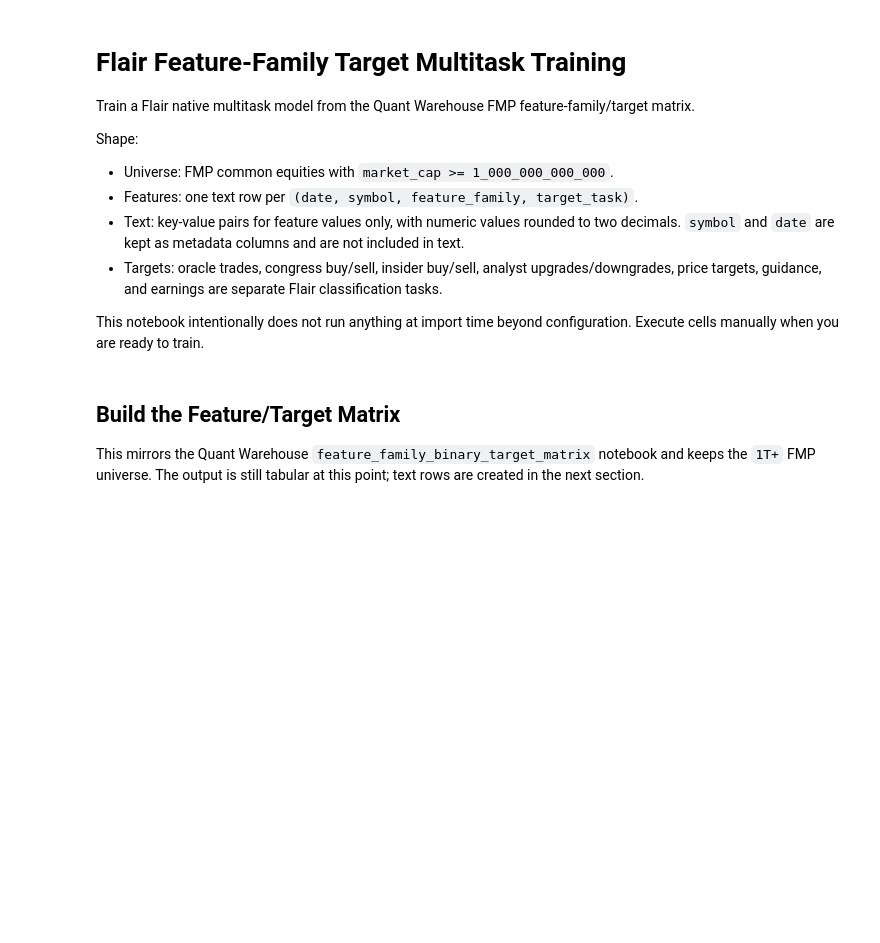
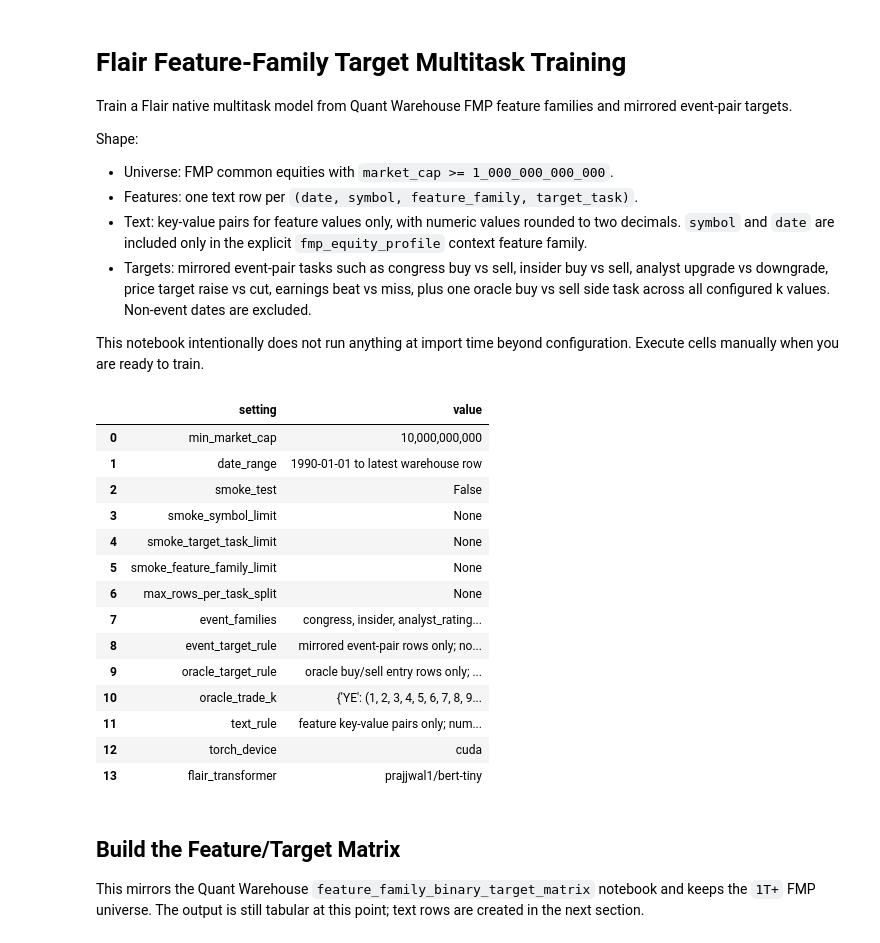
Before and after one commit to quantarb/quant-orchestrator, a Jupyter notebook: notebooks/mult-ml-frameworks/flair_feature_family_target_mtl.ipynb, the cells around one changed output. Drawn from its saved outputs; the diff is of its cells as text; code cells hidden in the pictures; blank space fills up the shorter version.

```diff
--- a/notebooks/mult-ml-frameworks/flair_feature_family_target_mtl.ipynb
+++ b/notebooks/mult-ml-frameworks/flair_feature_family_target_mtl.ipynb
@@ -1,14 +1,14 @@
 # %% [markdown]
 # Flair Feature-Family Target Multitask Training
 
-Train a Flair native multitask model from the Quant Warehouse FMP feature-family/target matrix.
+Train a Flair native multitask model from Quant Warehouse FMP feature families and mirrored event-pair targets.
 
 Shape:
 
 - Universe: FMP common equities with `market_cap >= 1_000_000_000_000`.
 - Features: one text row per `(date, symbol, feature_family, target_task)`.
-- Text: key-value pairs for feature values only, with numeric values rounded to two decimals. `symbol` and `date` are kept as metadata columns and are not included in text.
-- Targets: oracle trades, congress buy/sell, insider buy/sell, analyst upgrades/downgrades, price targets, guidance, and earnings are separate Flair classification tasks.
+- Text: key-value pairs for feature values only, with numeric values rounded to two decimals. `symbol` and `date` are included only in the explicit `fmp_equity_profile` context feature family.
+- Targets: mirrored event-pair tasks such as congress buy vs sell, insider buy vs sell, analyst upgrade vs downgrade, price target raise vs cut, earnings beat vs miss, plus one oracle buy vs sell side task across all configured k values. Non-event dates are excluded.
 
 This notebook intentionally does not run anything at import time beyond configuration. Execute cells manually when you are ready to train.
 # %%
@@ -69,21 +70,24 @@ pd.set_option("display.max_columns", 120)
 pd.set_option("display.width", 220)
 # %%
 RANDOM_SEED = 20260630
-MIN_MARKET_CAP = 1_000_000_000_000
-START_DATE = "2018-01-01"
+MIN_MARKET_CAP = 10_000_000_000
+START_DATE = "1990-01-01"
 END_DATE = None
 TRAIN_END = pd.Timestamp("2023-12-31")
 DEV_END = pd.Timestamp("2024-12-31")
 
-MAX_FEATURES_PER_FAMILY = 50
 MIN_ROWS_PER_TASK = 120
 MIN_POSITIVE_ROWS_PER_TASK = 10
 MIN_FEATURE_COVERAGE = 0.50
-MAX_ROWS_PER_TASK_SPLIT = None  # set to an int such as 5_000 for a smoke training run
+SMOKE_TEST = False
+SMOKE_SYMBOL_LIMIT = 2
+SMOKE_TARGET_TASK_LIMIT = 3
+SMOKE_FEATURE_FAMILY_LIMIT = 5
+MAX_ROWS_PER_TASK_SPLIT = None
 
 FLAIR_TRANSFORMER = "prajjwal1/bert-tiny"
 FLAIR_EPOCHS = 1
-FLAIR_BATCH_SIZE = 16
+FLAIR_BATCH_SIZE = 256
 FLAIR_BATCH_CHUNK_SIZE = 8
 FLAIR_EVAL_BATCH_SIZE = 32
 FLAIR_LEARNING_RATE = 1e-4
@@ -108,43 +112,62 @@ FEATURE_CONFIG = FamilyEvaluationConfig(
     end_date=END_DATE,
     horizons=(20, 60),
     min_observations=MIN_ROWS_PER_TASK,
-    max_features_per_family=MAX_FEATURES_PER_FAMILY,
 )
 
 TARGET_CONFIG = BinaryTargetConfig(
     provider="fmp",
     start_date=FEATURE_CONFIG.start_date,
     end_date=FEATURE_CONFIG.end_date,
     event_families=(
         "congress",
         "insider",
         "analyst_rating",
         "price_target",
-        "guidance",
         "earnings",
     ),
     oracle_trade_k_by_frequency={"YE": tuple(range(1, 13))},
     oracle_trade_min_profit_pct=0.01,
     oracle_trade_long_entry_price_col="high",
     oracle_trade_long_exit_price_col="low",
     oracle_trade_short_entry_price_col="low",
     oracle_trade_short_exit_price_col="high",
 )
 
 runtime_config = pd.DataFrame(
     [
         {"setting": "min_market_cap", "value": f"{MIN_MARKET_CAP:,}"},
         {"setting": "date_range", "value": f"{START_DATE} to {END_DATE or 'latest warehouse row'}"},
-        {"setting": "max_features_per_family", "value": MAX_FEATURES_PER_FAMILY},
+        {"setting": "smoke_test", "value": SMOKE_TEST},
+        {"setting": "smoke_symbol_limit", "value": SMOKE_SYMBOL_LIMIT if SMOKE_TEST else None},
+        {"setting": "smoke_target_task_limit", "value": SMOKE_TARGET_TASK_LIMIT if SMOKE_TEST else None},
+        {"setting": "smoke_feature_family_limit", "value": SMOKE_FEATURE_FAMILY_LIMIT if SMOKE_TEST else None},
+        {"setting": "max_rows_per_task_split", "value": MAX_ROWS_PER_TASK_SPLIT},
         {"setting": "event_families", "value": ", ".join(TARGET_CONFIG.event_families)},
-        {"setting": "event_target_rule", "value": "same-day event labels only"},
+        {"setting": "event_target_rule", "value": "mirrored event-pair rows only; no non-event dates"},
+        {"setting": "oracle_target_rule", "value": "oracle buy/sell entry rows only; no non-entry dates as negatives"},
         {"setting": "oracle_trade_k", "value": str(TARGET_CONFIG.oracle_trade_k_by_frequency)},
         {"setting": "text_rule", "value": "feature key-value pairs only; numeric values rounded to 2 decimals; no symbol/date in text"},
         {"setting": "torch_device", "value": str(TORCH_DEVICE)},
         {"setting": "flair_transformer", "value": FLAIR_TRANSFORMER},
     ]
 )
 display(runtime_config)
+# %% [output]
+|  | setting | value |
+| 0 | min_market_cap | 10,000,000,000 |
+| 1 | date_range | 1990-01-01 to latest warehouse row |
+| 2 | smoke_test | False |
+| 3 | smoke_symbol_limit | None |
+| 4 | smoke_target_task_limit | None |
+| 5 | smoke_feature_family_limit | None |
+| 6 | max_rows_per_task_split | None |
+| 7 | event_families | congress, insider, analyst_rating... |
+| 8 | event_target_rule | mirrored event-pair rows only; no... |
+| 9 | oracle_target_rule | oracle buy/sell entry rows only; ... |
+| 10 | oracle_trade_k | {'YE': (1, 2, 3, 4, 5, 6, 7, 8, 9... |
+| 11 | text_rule | feature key-value pairs only; num... |
+| 12 | torch_device | cuda |
+| 13 | flair_transformer | prajjwal1/bert-tiny |
 # %% [markdown]
 ## Build the Feature/Target Matrix
 
```
Also changed, not shown: parts of 12 cells of this notebook, 3 other files.
